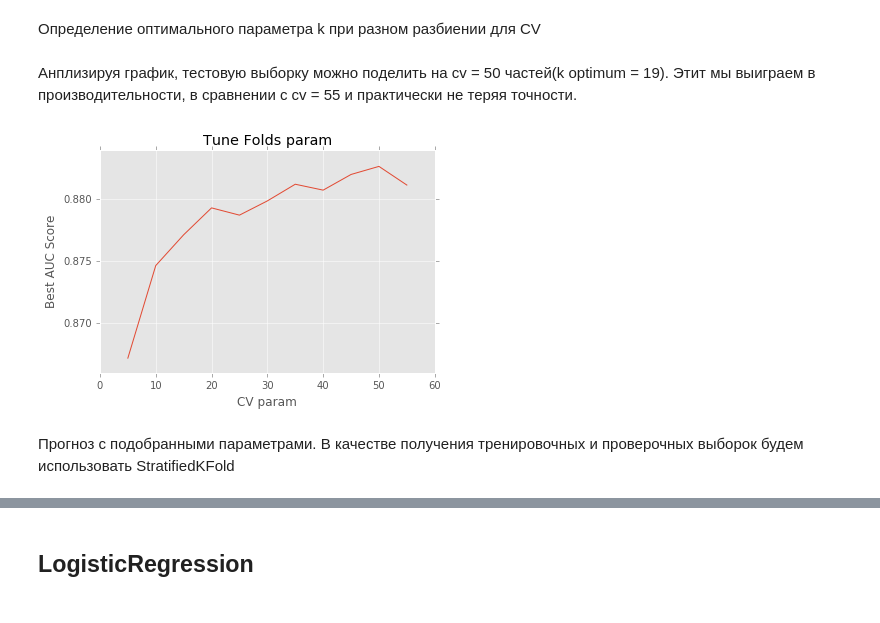
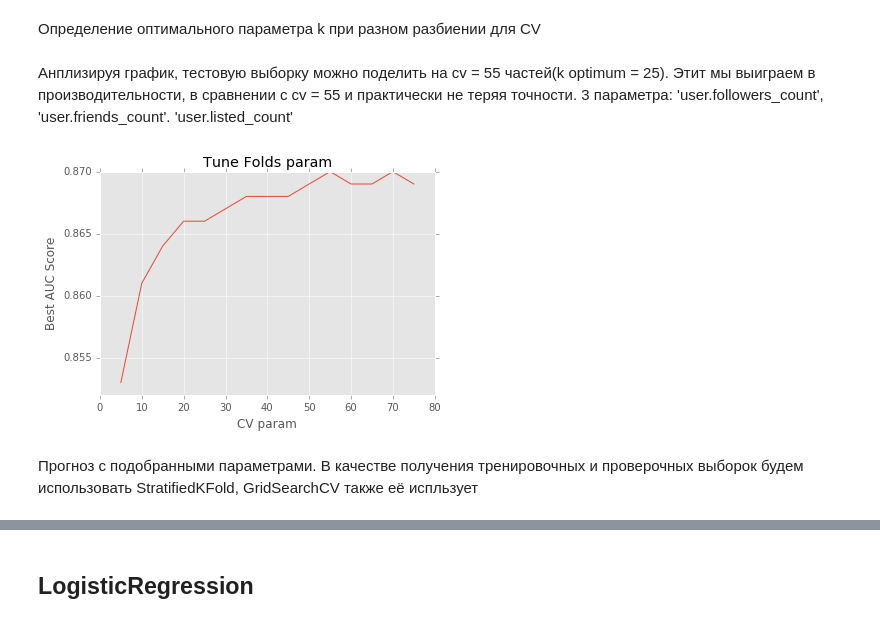
Before and after one commit to Evgeneus/InData-Labs-Contest, a Jupyter notebook: star_mission.ipynb, the cells around one changed output, grey strips where cells are left out. Saved outputs shown, nothing was run; the diff lists cells and outputs as text; code cells hidden in the pictures.

```diff
--- a/star_mission.ipynb
+++ b/star_mission.ipynb
@@ -143,11 +144,11 @@ plt.xlabel('CV param')
 plt.ylabel('Best AUC Score')
 plt.title('Tune Folds param')
 # %% [markdown]
-Анплизируя график, тестовую выборку можно поделить на сv = 50 частей(k optimum = 19). Этит мы выиграем в производительности, в сравнении с cv = 55 и практически не теряя точности.
+Анплизируя график, тестовую выборку можно поделить на сv = 55 частей(k optimum = 25). Этит мы выиграем в производительности, в сравнении с cv = 55 и практически не теряя точности. 3 параметра: 'user.followers_count', 'user.friends_count'. 'user.listed_count'
 # %%
-Image(filename='img/knn_5par.png')
+Image(filename='img/knn_3par.png')
 # %% [output]
-[figure, old version]
+[figure, new version]
 # %% [markdown]
-Прогноз с подобранными параметрами. В качестве получения тренировочных и проверочных выборок будем использовать StratifiedKFold
+Прогноз с подобранными параметрами. В качестве получения тренировочных и проверочных выборок будем использовать StratifiedKFold, GridSearchCV также её испльзует
 # %%
```
Also changed, not shown: parts of 18 cells of this notebook, 2 other files.
